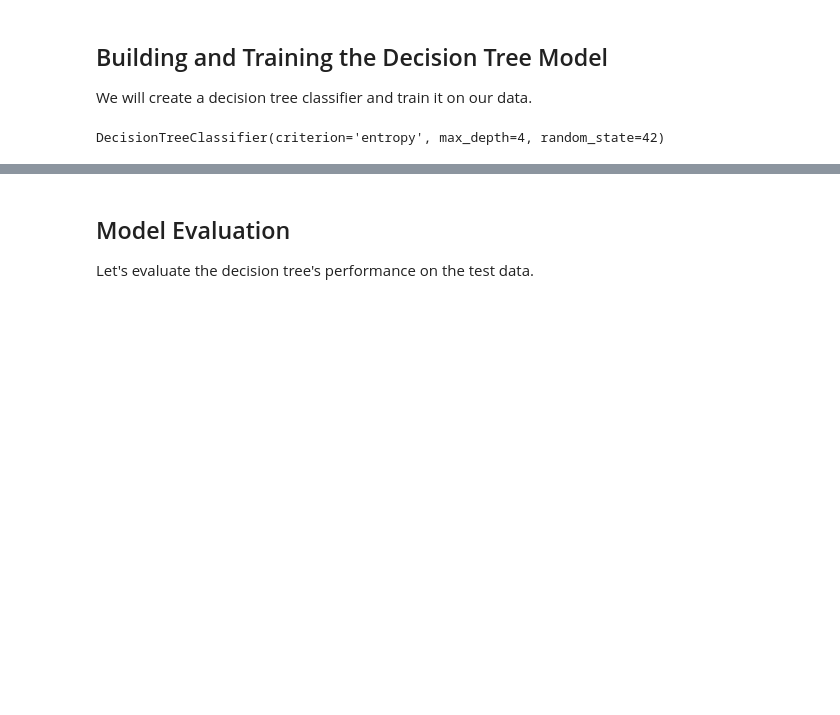
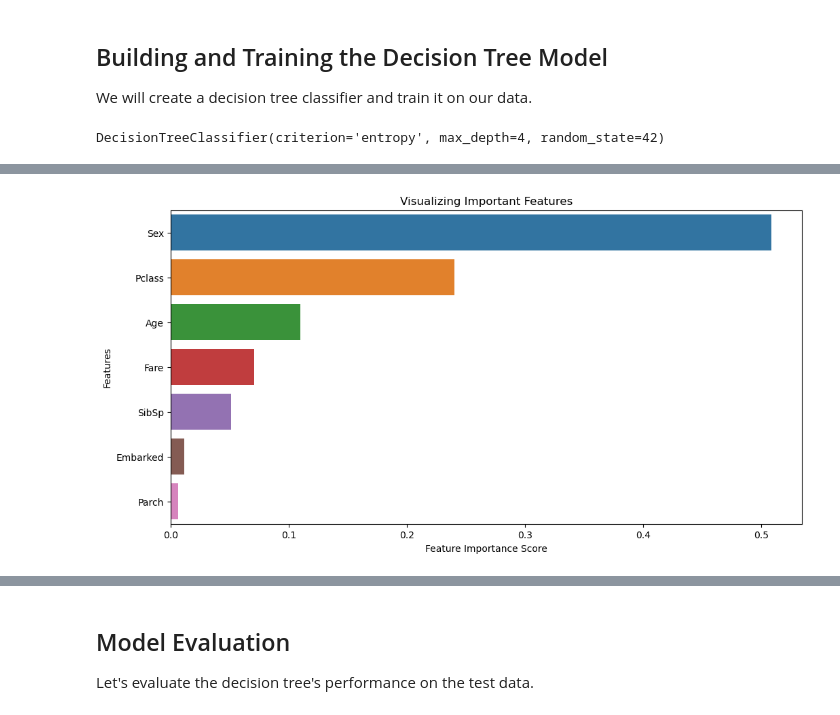
Before and after one commit to YunkeW/inde-577, a Jupyter notebook: Supervised Learning/Decision Trees/Decision_Trees.ipynb, the cells around one changed output, grey strips where cells are left out. Saved outputs shown, nothing was run; the diff lists cells and outputs as text; code cells hidden in the pictures; blank space fills up the shorter version.

```diff
--- a/Supervised Learning/Decision Trees/Decision_Trees.ipynb
+++ b/Supervised Learning/Decision Trees/Decision_Trees.ipynb
@@ -133,0 +139,16 @@ DecisionTreeClassifier(criterion='entropy', max_depth=4, random_state=42)
+# %%
+# Extract feature importances
+importances = dtree.feature_importances_
+
+# Create a pandas series with feature importances
+feature_importance = pd.Series(importances, index=X.columns).sort_values(ascending=False)
+
+plt.figure(figsize=(12, 6))
+sns.barplot(x=feature_importance, y=feature_importance.index)
+# Add labels to your graph
+plt.xlabel('Feature Importance Score')
+plt.ylabel('Features')
+plt.title("Visualizing Important Features")
+plt.show()
+# %% [output]
+[figure, added]
```
Also changed, not shown: parts of 4 cells of this notebook, 10 other files.
